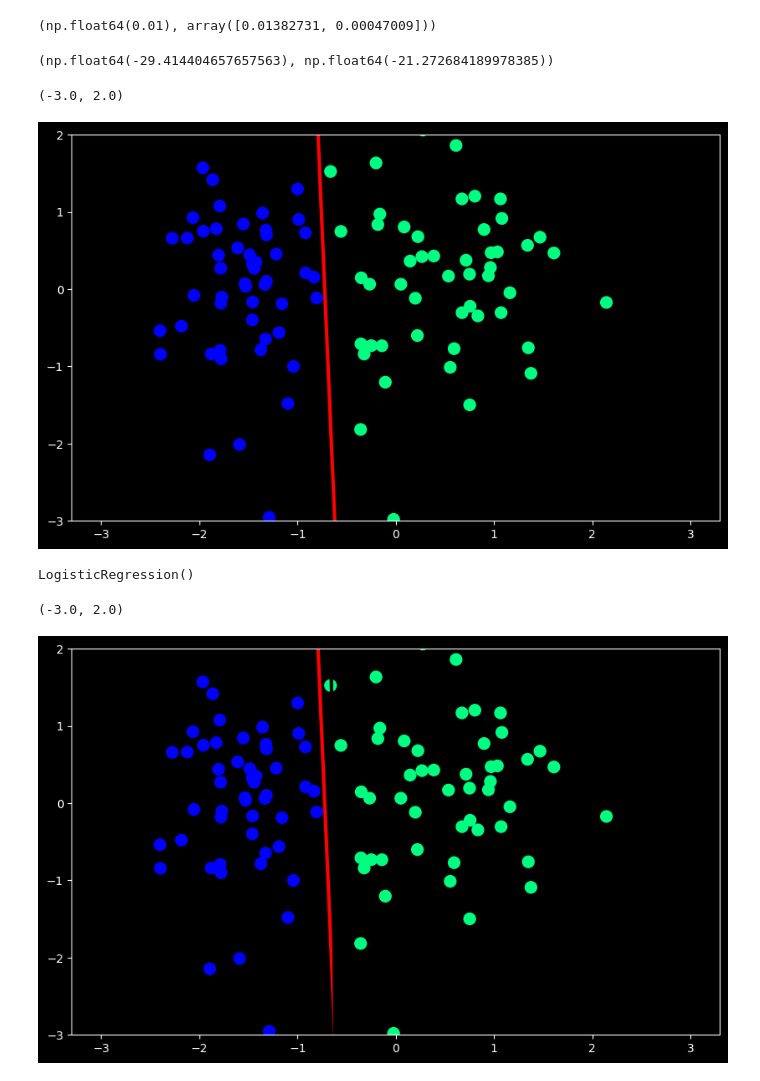
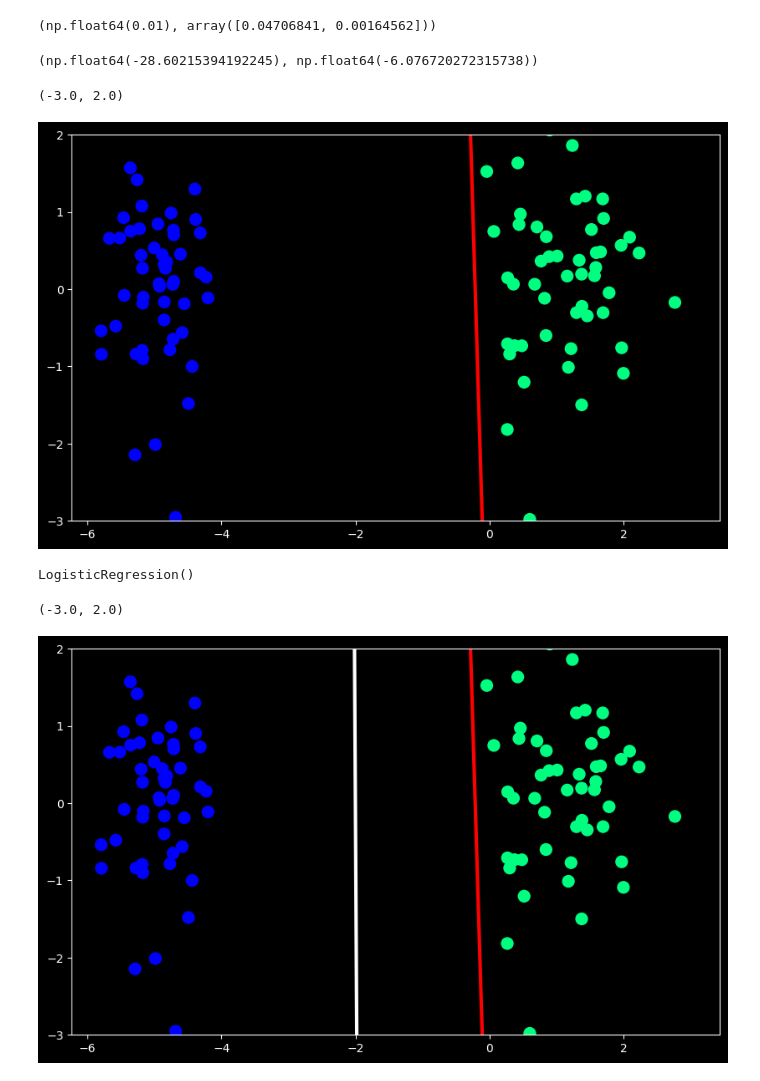
Before and after one commit to maskedsyntax/x-from-scratch-ml, a Jupyter notebook: logistic_regression/logistic-regression-perceptron.ipynb, the cells around one changed output. Saved outputs shown, nothing was run; the diff lists cells and outputs as text; code cells hidden in the pictures.

```diff
--- a/logistic_regression/logistic-regression-perceptron.ipynb
+++ b/logistic_regression/logistic-regression-perceptron.ipynb
@@ -1,7 +1,7 @@
 # %%
 from sklearn.datasets import make_classification
 import numpy as np
-X, y = make_classification(n_samples=100, n_features=2, n_informative=1, n_redundant=0, n_classes=2, n_clusters_per_class=1, random_state=41, hypercube=False, class_sep=10)
+X, y = make_classification(n_samples=100, n_features=2, n_informative=1, n_redundant=0, n_classes=2, n_clusters_per_class=1, random_state=41, hypercube=False, class_sep=30)
 # %%
 import matplotlib.pyplot as plt
 # %%
@@ -34,14 +34,14 @@ intercept_, coef_ = perceptron(X, y)
 # %%
 intercept_, coef_
 # %% [output]
-(np.float64(0.01), array([0.01382731, 0.00047009]))
+(np.float64(0.01), array([0.04706841, 0.00164562]))
 # %%
 m = -(coef_[0]/coef_[1])
 b = -(intercept_/coef_[1])
 # %%
 m, b
 # %% [output]
-(np.float64(-29.414404657657563), np.float64(-21.272684189978385))
+(np.float64(-28.60215394192245), np.float64(-6.076720272315738))
 # %%
 x_input = np.linspace(-3, 3, 100)
 y_input = m*x_input + b
@@ -52,7 +52,7 @@ plt.scatter(X[:, 0], X[:, 1], c=y, cmap='winter', s=100)
 plt.ylim(-3,2)
 # %% [output]
 (-3.0, 2.0)
-[figure, old version]
+[figure, new version]
 # %%
 from sklearn.linear_model import LogisticRegression
 lor = LogisticRegression()
@@ -68,9 +68,9 @@ y_input1 = m*x_input + b
 # %%
 plt.figure(figsize=(10,6))
 plt.plot(x_input,y_input,color='red',linewidth=3)
-plt.plot(x_input1,y_input1,color='black',linewidth=3)
+plt.plot(x_input1,y_input1,color='white',linewidth=3)
 plt.scatter(X[:,0],X[:,1],c=y,cmap='winter',s=100)
 plt.ylim(-3,2)
 # %% [output]
 (-3.0, 2.0)
-[figure, old version]
+[figure, new version]
```
Also changed, not shown: parts of 1 cell of this notebook, 1 other file.
